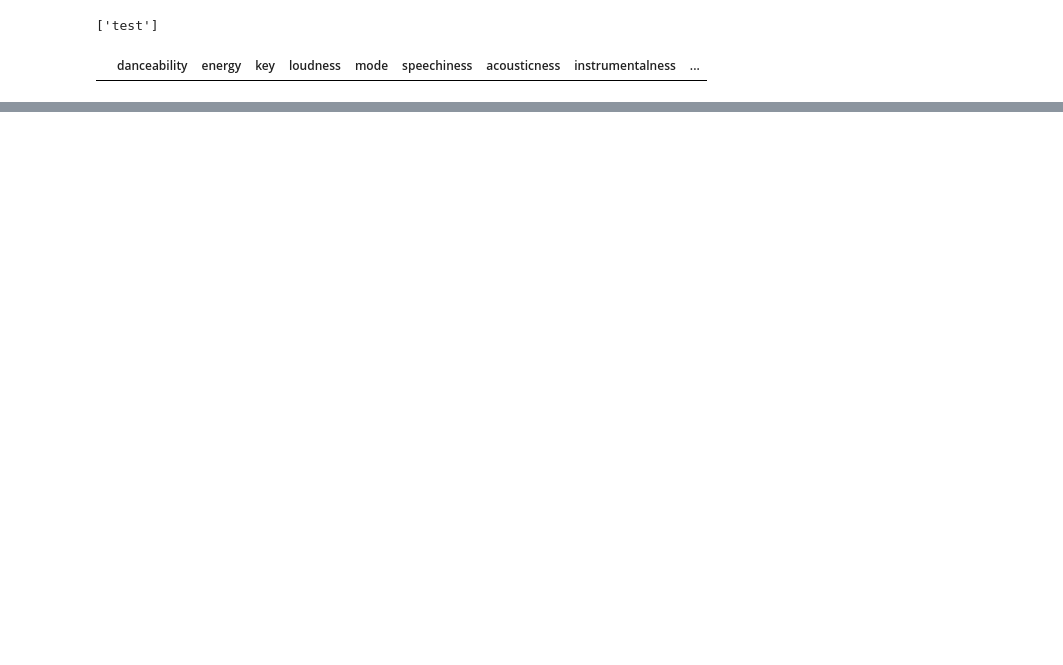
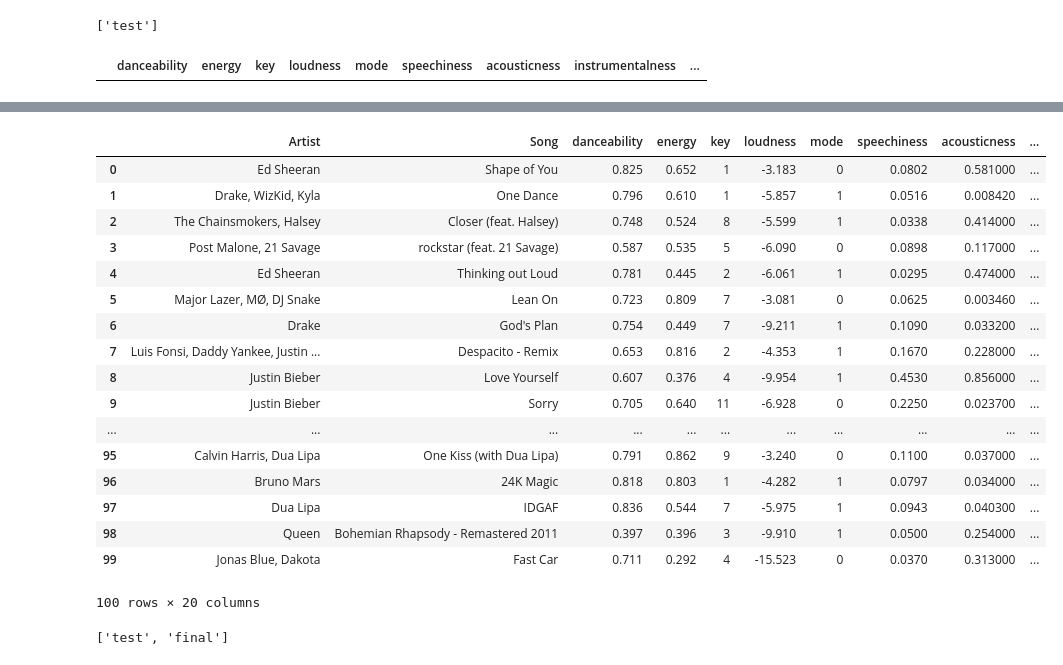
Before and after one commit to alysonsmith1124/Project2-Green-Team, a Jupyter notebook: webscrape.ipynb, the cells around one changed output, grey strips where cells are left out. Cells and saved outputs as stored; diff of their text form; code cells hidden in the pictures; blank space fills up the shorter version.

Commit message:
Add files via upload
was able to get the api results into a usable dataframe and commit to backend database

```diff
--- a/webscrape.ipynb
+++ b/webscrape.ipynb
@@ -103,9 +141,9 @@ lst2 = song_titles
 
 # Calling DataFrame constructor after zipping
 # both lists, with columns specified
-df = pd.DataFrame(list(zip(artist_names, song_titles)),
+df_songs_artists = pd.DataFrame(list(zip(artist_names, song_titles)),
                columns =['Artist', 'Song'])
-df
+df_songs_artists
 # %% [output]
 |  | Artist | Song |
 | 0 | Ed Sheeran | Shape of You |
@@ -151,9 +192,6 @@ df1
 # %%
 api_results = []
-import spotipy
-from spotipy.oauth2 import SpotifyClientCredentials #To access authorised Spotify data
-client_id = "1ddd7e32dad24ed58618c27288bba9e4"
-client_secret = "e7cd3ce3a90b4b32b787da7ed962340e"
+client_credentials_manager = SpotifyClientCredentials(client_id=client_id, client_secret=client_secret)
 sp = spotipy.Spotify(client_credentials_manager=client_credentials_manager) #spotify object to access API
 
 
@@ -231,0 +362,2 @@ second_item
+# %%
+ API_RESULTS_DF =output99
@@ -231,0 +385,22 @@ second_item
+# %%
+final_df = df_songs_artists.join(API_RESULTS_DF)
+final_df
+# %% [output]
+|  | Artist | Song | danceability | energy | key | loudness | mode | speechiness | acousticness | ... |
+| 0 | Ed Sheeran | Shape of You | 0.825 | 0.652 | 1 | -3.183 | 0 | 0.0802 | 0.581000 | ... |
+| 1 | Drake, WizKid, Kyla | One Dance | 0.796 | 0.610 | 1 | -5.857 | 1 | 0.0516 | 0.008420 | ... |
+| 2 | The Chainsmokers, Halsey | Closer (feat. Halsey) | 0.748 | 0.524 | 8 | -5.599 | 1 | 0.0338 | 0.414000 | ... |
+| 3 | Post Malone, 21 Savage | rockstar (feat. 21 Savage) | 0.587 | 0.535 | 5 | -6.090 | 0 | 0.0898 | 0.117000 | ... |
+| 4 | Ed Sheeran | Thinking out Loud | 0.781 | 0.445 | 2 | -6.061 | 1 | 0.0295 | 0.474000 | ... |
+| 5 | Major Lazer, MØ, DJ Snake | Lean On | 0.723 | 0.809 | 7 | -3.081 | 0 | 0.0625 | 0.003460 | ... |
+| 6 | Drake | God's Plan | 0.754 | 0.449 | 7 | -9.211 | 1 | 0.1090 | 0.033200 | ... |
+| 7 | Luis Fonsi, Daddy Yankee, Justin ... | Despacito - Remix | 0.653 | 0.816 | 2 | -4.353 | 1 | 0.1670 | 0.228000 | ... |
+| 8 | Justin Bieber | Love Yourself | 0.607 | 0.376 | 4 | -9.954 | 1 | 0.4530 | 0.856000 | ... |
+| 9 | Justin Bieber | Sorry | 0.705 | 0.640 | 11 | -6.928 | 0 | 0.2250 | 0.023700 | ... |
+| ... | ... | ... | ... | ... | ... | ... | ... | ... | ... | ... |
+| 95 | Calvin Harris, Dua Lipa | One Kiss (with Dua Lipa) | 0.791 | 0.862 | 9 | -3.240 | 0 | 0.1100 | 0.037000 | ... |
+| 96 | Bruno Mars | 24K Magic | 0.818 | 0.803 | 1 | -4.282 | 1 | 0.0797 | 0.034000 | ... |
+| 97 | Dua Lipa | IDGAF | 0.836 | 0.544 | 7 | -5.975 | 1 | 0.0943 | 0.040300 | ... |
+| 98 | Queen | Bohemian Rhapsody - Remastered 2011 | 0.397 | 0.396 | 3 | -9.910 | 1 | 0.0500 | 0.254000 | ... |
+| 99 | Jonas Blue, Dakota | Fast Car | 0.711 | 0.292 | 4 | -15.523 | 0 | 0.0370 | 0.313000 | ... |
+100 rows × 20 columns
@@ -231,0 +410,4 @@ second_item
+# %%
+print(engine.table_names())
+# %% [output]
+['test', 'final']
```
Also changed, not shown: parts of 17 cells of this notebook.
